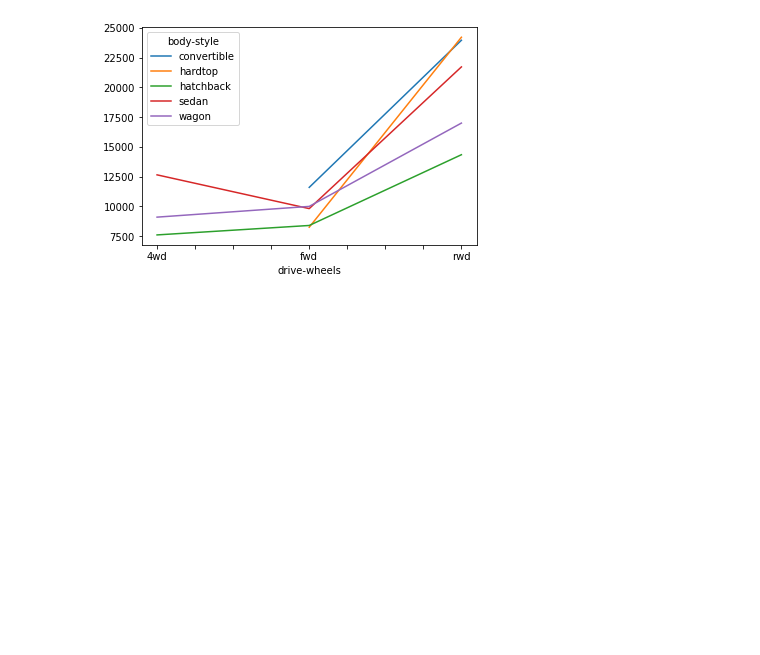
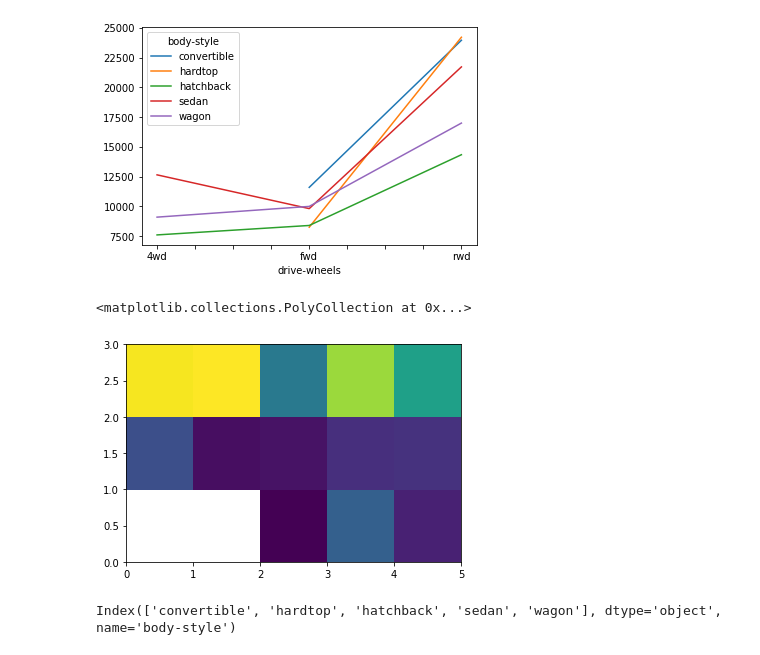
Before and after one commit to BharatXBhalla/Data-Analytics-CDAC, a Jupyter notebook: EDA/03_EDA_Descriptive_Analysis.ipynb, the cells around one changed output. Saved outputs shown, nothing was run; the diff lists cells and outputs as text; code cells hidden in the pictures; blank space fills up the shorter version.

```diff
--- a/EDA/03_EDA_Descriptive_Analysis.ipynb
+++ b/EDA/03_EDA_Descriptive_Analysis.ipynb
@@ -386,3 +385,12 @@ pivot_table.plot()
 # %% [output]
 <matplotlib.axes._subplots.AxesSubplot at 0x...>
 [figure]
+# %%
+plt.pcolor(pivot_table)
+# %% [output]
+<matplotlib.collections.PolyCollection at 0x...>
+[figure, added]
+# %%
+pivot_table.columns
+# %% [output]
+Index(['convertible', 'hardtop', 'hatchback', 'sedan', 'wagon'], dtype='object', name='body-style')
```
Also changed, not shown: parts of 16 cells of this notebook.
